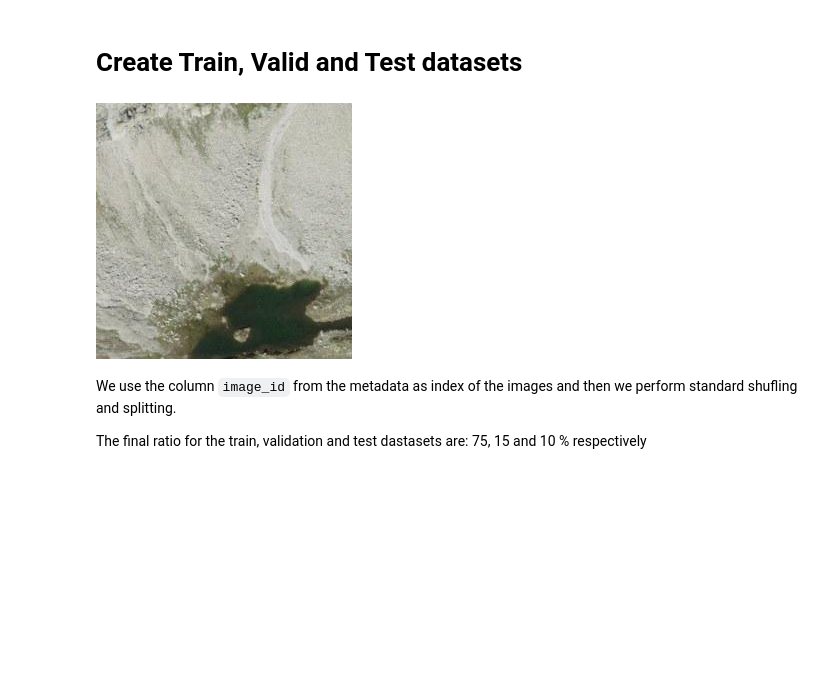
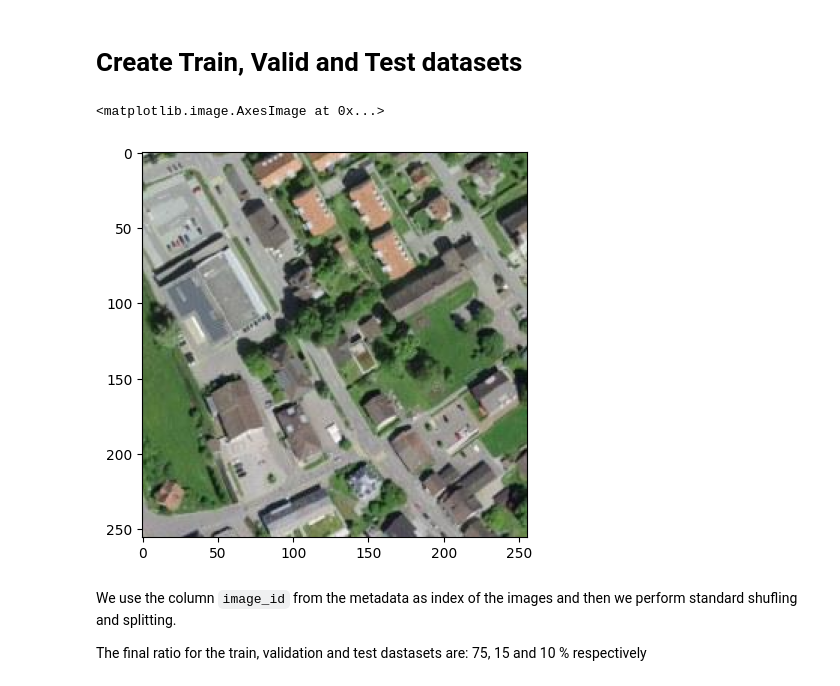
Before and after one commit to tololojo/AML_FinalProject, a Jupyter notebook: scripts/dataclass.ipynb, the cells around one changed output. Cells and saved outputs as stored; diff of their text form; code cells hidden in the pictures; blank space fills up the shorter version.

Commit message:
Test transformations for augmentation via helper plotter function

```diff
--- a/scripts/dataclass.ipynb
+++ b/scripts/dataclass.ipynb
@@ -7,6 +9,7 @@
 # %%
 %matplotlib inline
 # %config InlineBackend.figure_format = 'retina'
+plt.rcParams['figure.figsize'] = [5, 5]
 
 from matplotlib import pyplot as plt
 from glob import glob
@@ -278,13 +328,16 @@ metadata_raw_df.shape
 # Create Train, Valid and Test datasets
 # %%
 # This is an example how to retrieve a sample image
-url = "https://perritos.myasustor.com:1985/data/img_id_10.jpg"
+test_index_img = 1550
+url = f"https://perritos.myasustor.com:1985/data/img_id_{test_index_img}.jpg"
 # url = "https://192.168.1.144:1985/data/img_id_0.jpg"
 response = requests.get(url)
 img_test = Image.open(BytesIO(response.content))
-img_test
+
+plt.imshow(img_test)
 # %% [output]
+<matplotlib.image.AxesImage at 0x...>
-[figure, old version]
+[figure, new version]
 # %% [markdown]
 We use the column `image_id` from the metadata as index of the images and then we perform standard shufling and splitting.
 
```
Also changed, not shown: parts of 6 cells of this notebook.
